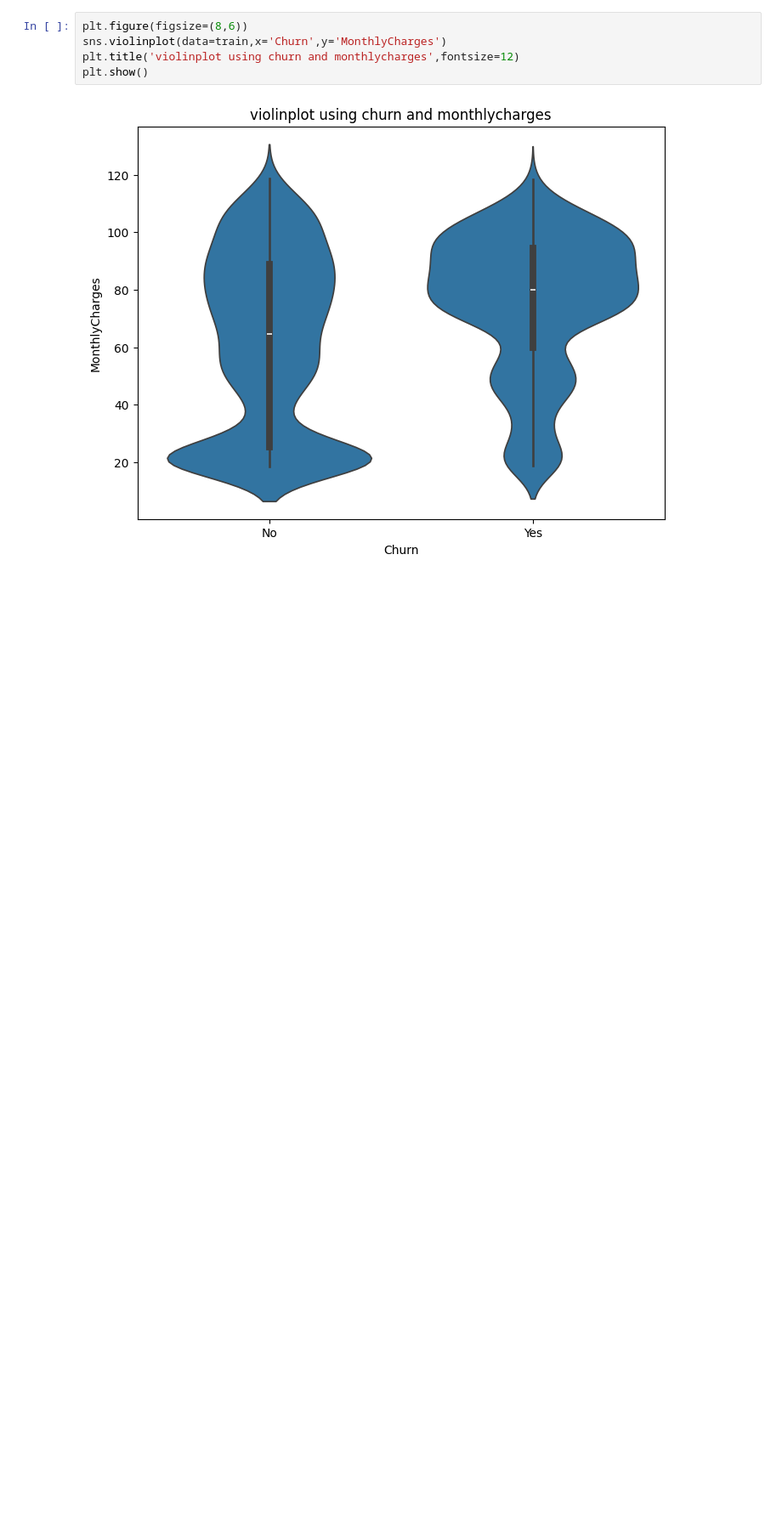
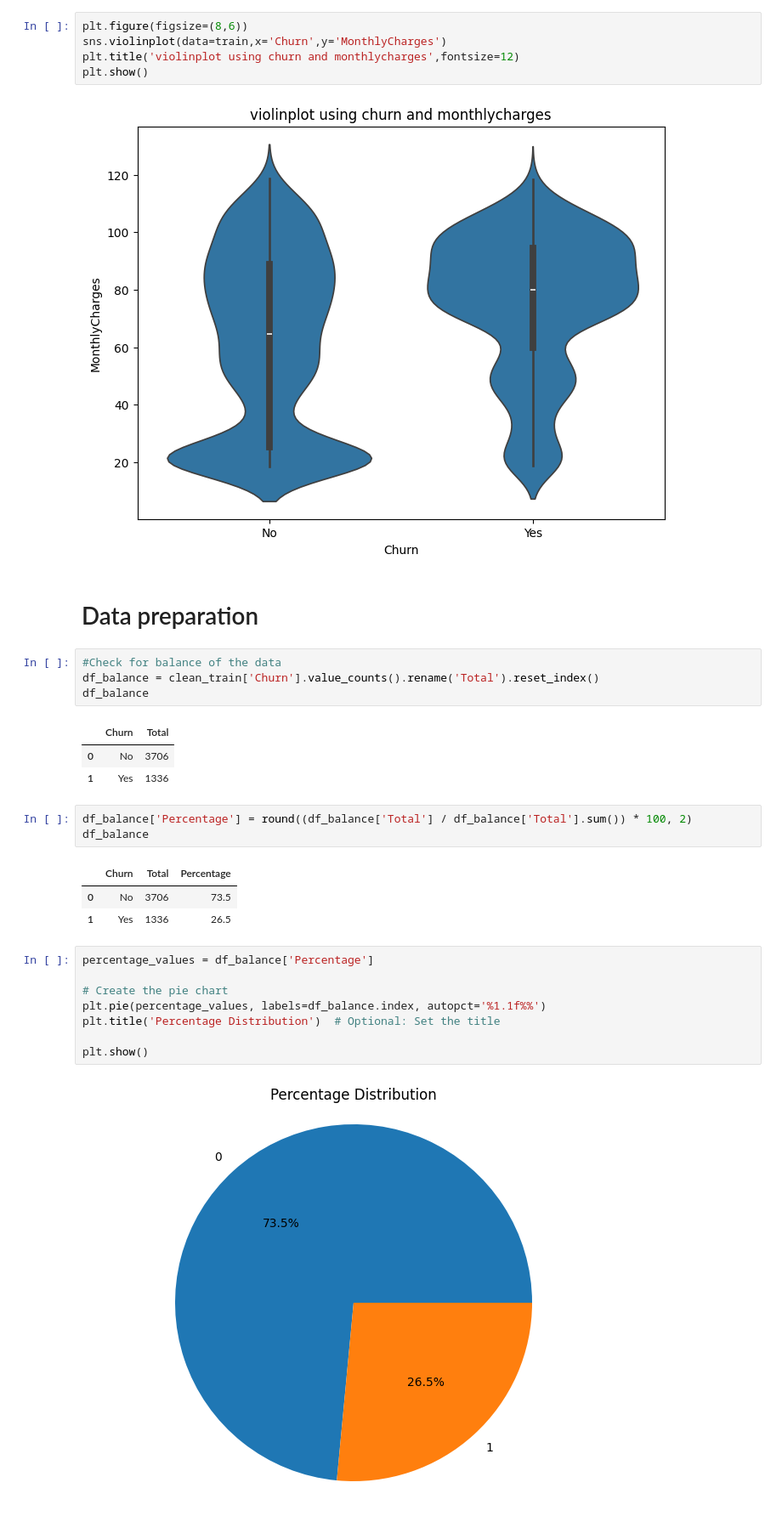
Before and after one commit to Phannsi/ML-Project-to-predict-Customer-Churn, a Jupyter notebook: Jupyter notebook.ipynb, the cells around one changed output. Shown at 85% size. Drawn from its saved outputs; the diff is of its cells as text; blank space fills up the shorter version.

```diff
--- a/Jupyter notebook.ipynb
+++ b/Jupyter notebook.ipynb
@@ -415,3 +423,30 @@ plt.title('violinplot using churn and monthlycharges',fontsize=12)
 plt.show()
 # %% [output]
 [figure]
+# %% [markdown]
+# Data preparation
+# %%
+#Check for balance of the data
+df_balance = clean_train['Churn'].value_counts().rename('Total').reset_index()
+df_balance
+# %% [output]
+|  | Churn | Total |
+| 0 | No | 3706 |
+| 1 | Yes | 1336 |
+# %%
+df_balance['Percentage'] = round((df_balance['Total'] / df_balance['Total'].sum()) * 100, 2)
+df_balance
+# %% [output]
+|  | Churn | Total | Percentage |
+| 0 | No | 3706 | 73.5 |
+| 1 | Yes | 1336 | 26.5 |
+# %%
+percentage_values = df_balance['Percentage']
+
+# Create the pie chart
+plt.pie(percentage_values, labels=df_balance.index, autopct='%1.1f%%')
+plt.title('Percentage Distribution')  # Optional: Set the title
+
+plt.show()
+# %% [output]
+[figure, added]
```
Also changed, not shown: parts of 26 cells of this notebook.
